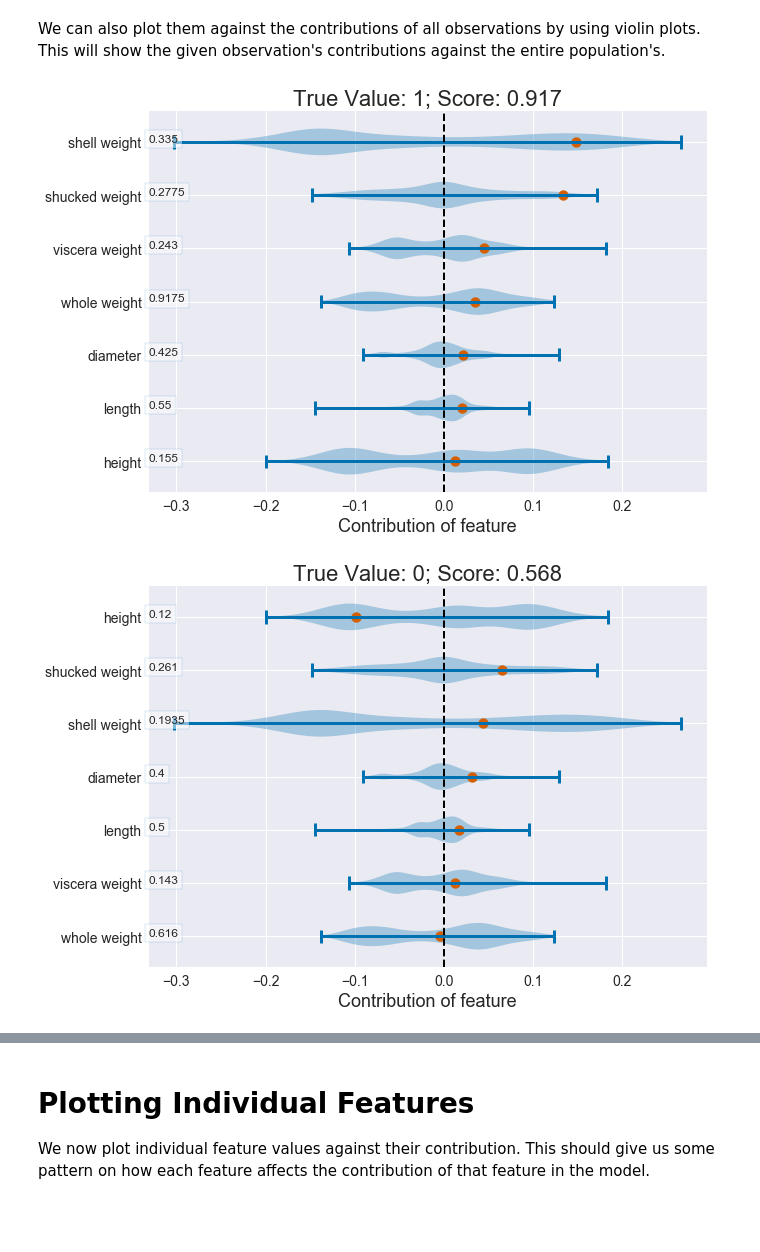
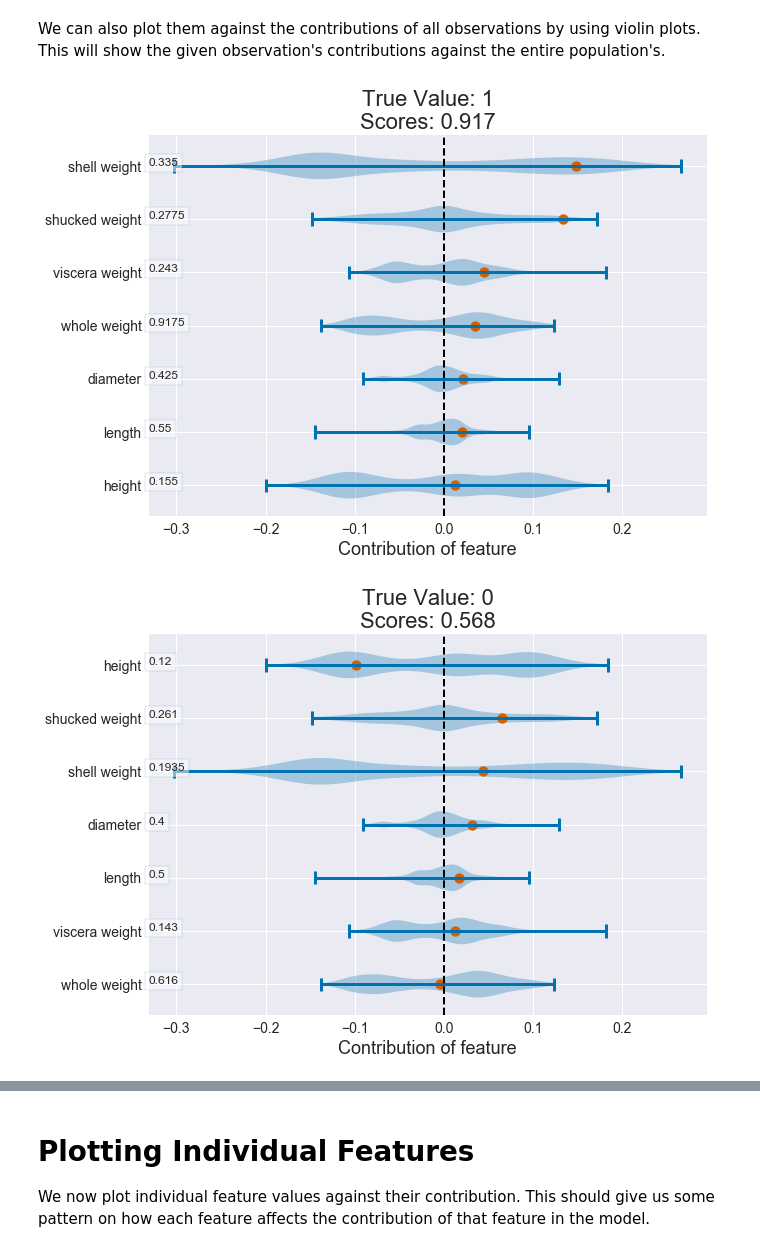
Before and after one commit to gregtam/interpreting-decision-trees-and-random-forests, a Jupyter notebook: Explaining Decision Trees and Random Forests.ipynb, the cells around one changed output, grey strips where cells are left out. Cells and saved outputs as stored; diff of their text form; code cells hidden in the pictures; blank space fills up the shorter version.

```diff
--- a/Explaining Decision Trees and Random Forests.ipynb
+++ b/Explaining Decision Trees and Random Forests.ipynb
@@ -261,11 +266,12 @@ _df
 We may also order them by their natural ordering, i.e., how they appear in the table. This will allow us to compare directly between observations.
 # %%
 for i in xrange(2):
-    _df = plot_top_feat_contrib(rf_bin_clf,
-                                rf_bin_clf_contrib_df,
-                                X_test,
-                                y_test_bin_clf,
-                                i,
-                                order_by='natural'
-                               )
+    df, labels, pred = plot_obs_feature_contrib(rf_bin_clf,
+                                                rf_bin_clf_contrib,
+                                                X_test,
+                                                y_test_bin_clf,
+                                                i,
+                                                class_index=1,
+                                                order_by='natural'
+                                               )
 # %% [output]
@@ -275,16 +281,17 @@ for i in xrange(2):
 We can also plot them against the contributions of all observations by using violin plots. This will show the given observation's contributions against the entire population's.
 # %%
 for i in xrange(2):
-    _df = plot_top_feat_contrib(rf_bin_clf,
-                                rf_bin_clf_contrib_df,
-                                X_test,
-                                y_test_bin_clf,
-                                i,
-                                order_by='contribution',
-                                violin=True
-                               )
+    df, labels, pred = plot_obs_feature_contrib(rf_bin_clf,
+                                                rf_bin_clf_contrib,
+                                                X_test,
+                                                y_test_bin_clf,
+                                                i,
+                                                class_index=1,
+                                                order_by='contribution',
+                                                violin=True
+                                               )
 # %% [output]
-[figure, old version]
+[figure, new version]
-[figure, old version]
+[figure, new version]
 # %%
 for i in xrange(2):
```
Also changed, not shown: parts of 21 cells of this notebook, 1 other file.
